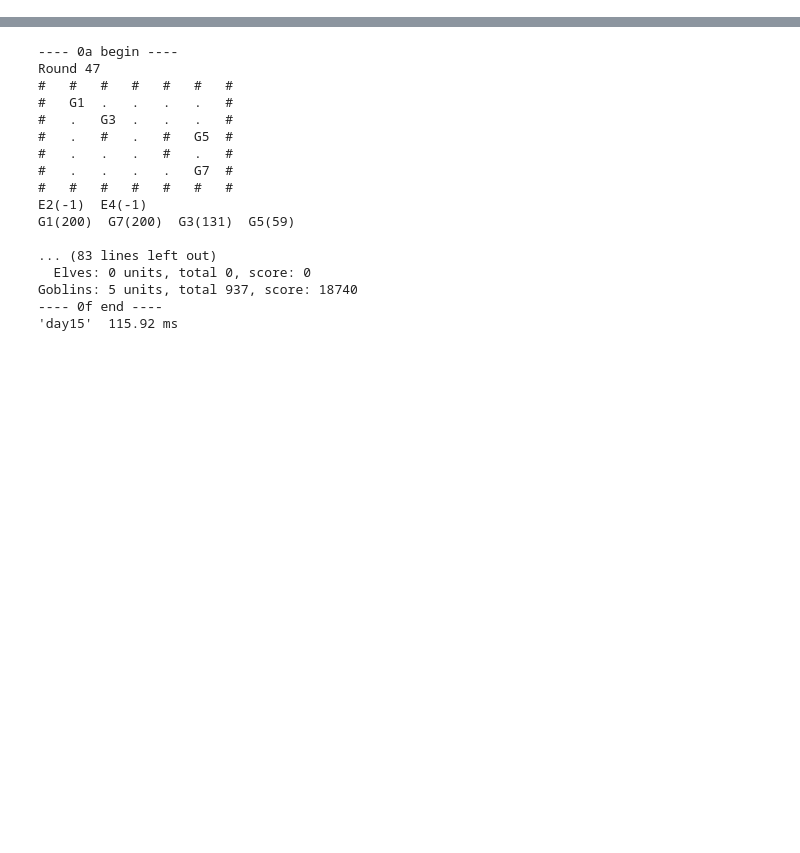
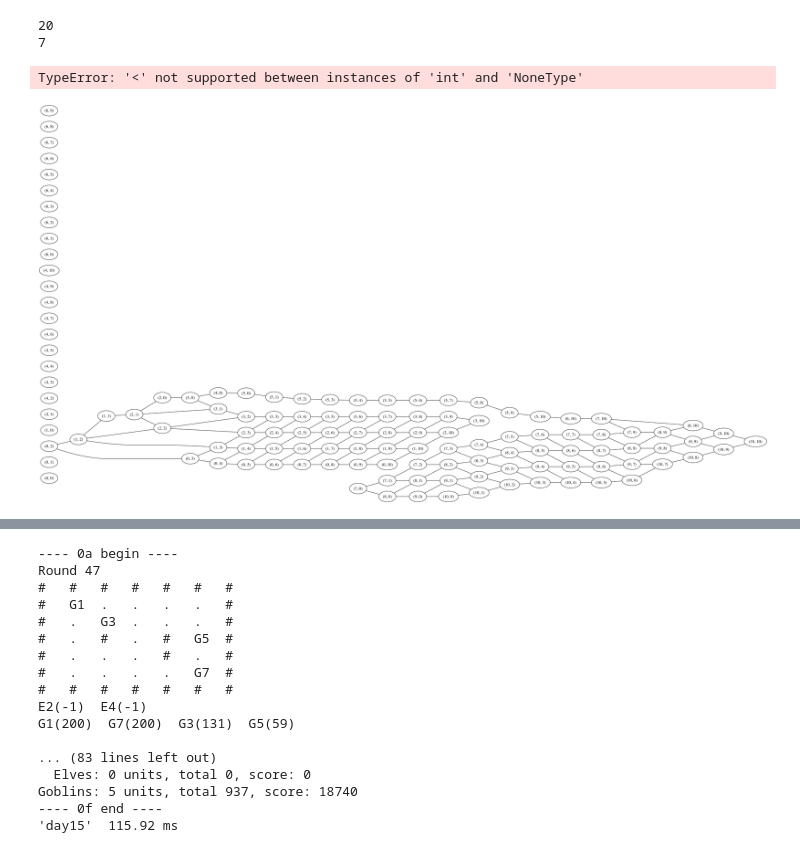
Before and after one commit to c17r/AoC, a Jupyter notebook: 2018-py3.ipynb, the cells around one changed output, grey strips where cells are left out. Saved outputs shown, nothing was run; the diff lists cells and outputs as text; code cells hidden in the pictures; blank space fills up the shorter version.

```diff
--- a/2018-py3.ipynb
+++ b/2018-py3.ipynb
@@ -0,0 +64,35 @@
+# %%
+import networkx as nx
+from nxpd import draw
+
+def vn4(pt):
+    return [n for n in neighbors4(pt) if n in valid]
+
+def w(a, b, x):
+    return 99 if field[b] == "#" else 1
+
+def h(a, b):
+    return 99 if field[b] == "#" else 1
+
+field = {}
+for row in range(11):
+    for col in range(11):
+        field[(row, col)] = "."
+
+for col in (1,2,3,4,5,6,7,8, 9, 10):
+    field[(4, col)] = "#"
+
+for col in (0,1,2,3,4,5,6,7,8,9):
+    field[(6, col)] = "#"
+
+
+
+valid = field.keys()
+G = nx.Graph()
+
+for coord in valid:
+    G.add_node(coord)
+    for neighbor in vn4(coord):
+        if field[coord] == "#" or field[neighbor] == "#":
+            continue
+        G.add_edge(coord, neighbor)
@@ -1,2 +122,21 @@
+# %%
+paths = list(nx.all_shortest_paths(G, (0,0), (3,3)))
+print(len(paths))
+print(len(paths[0]))
+# %% [output]
+20
+7
+# %%
+a = None
+b = 1
+b < a
+# %% [output]
+TypeError: '<' not supported between instances of 'int' and 'NoneType'
+# %%
+G.graph['rankdir'] = 'LR'
+G.graph['dpi'] = 120
+draw(G, show='ipynb')
+# %% [output]
+[figure, added]
 # %%
 # Utility
```
Also changed, not shown: parts of 9 cells of this notebook, 11 other files.
